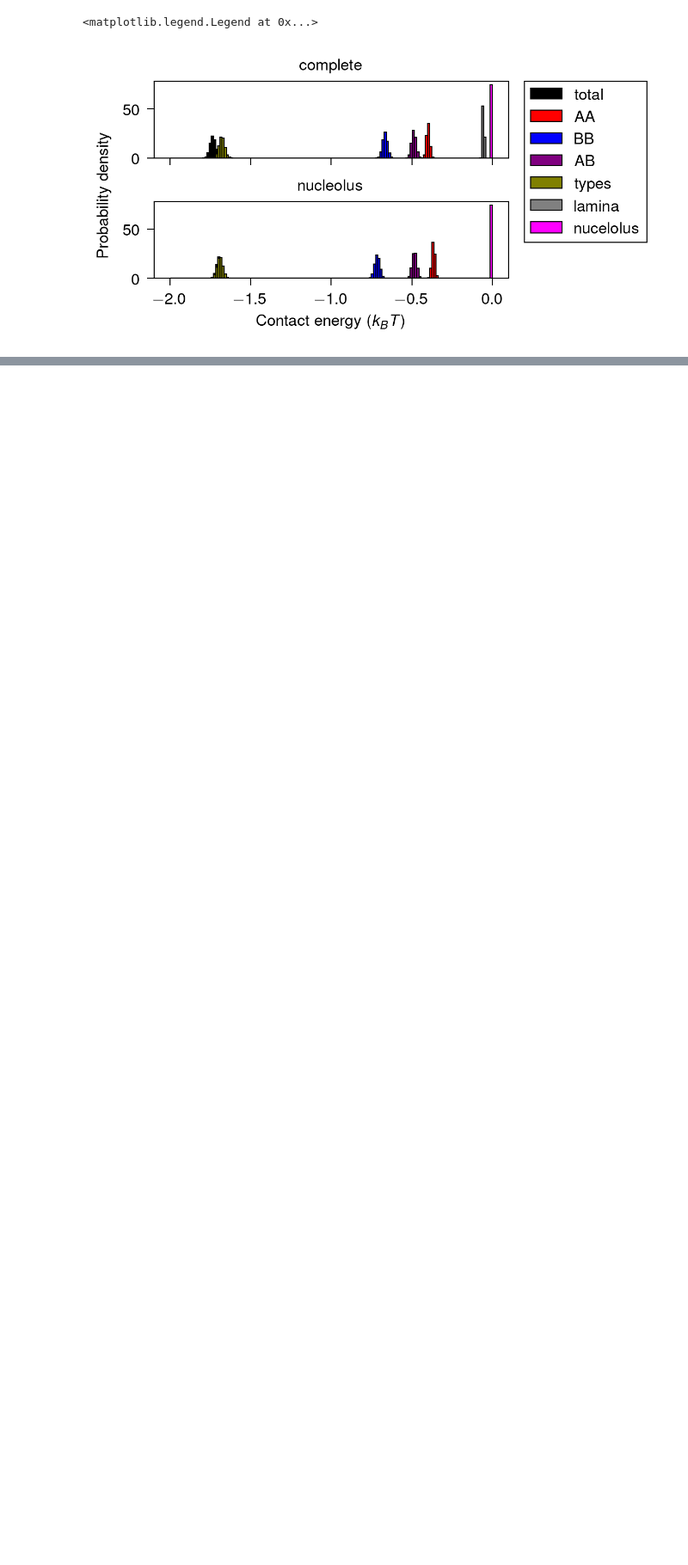
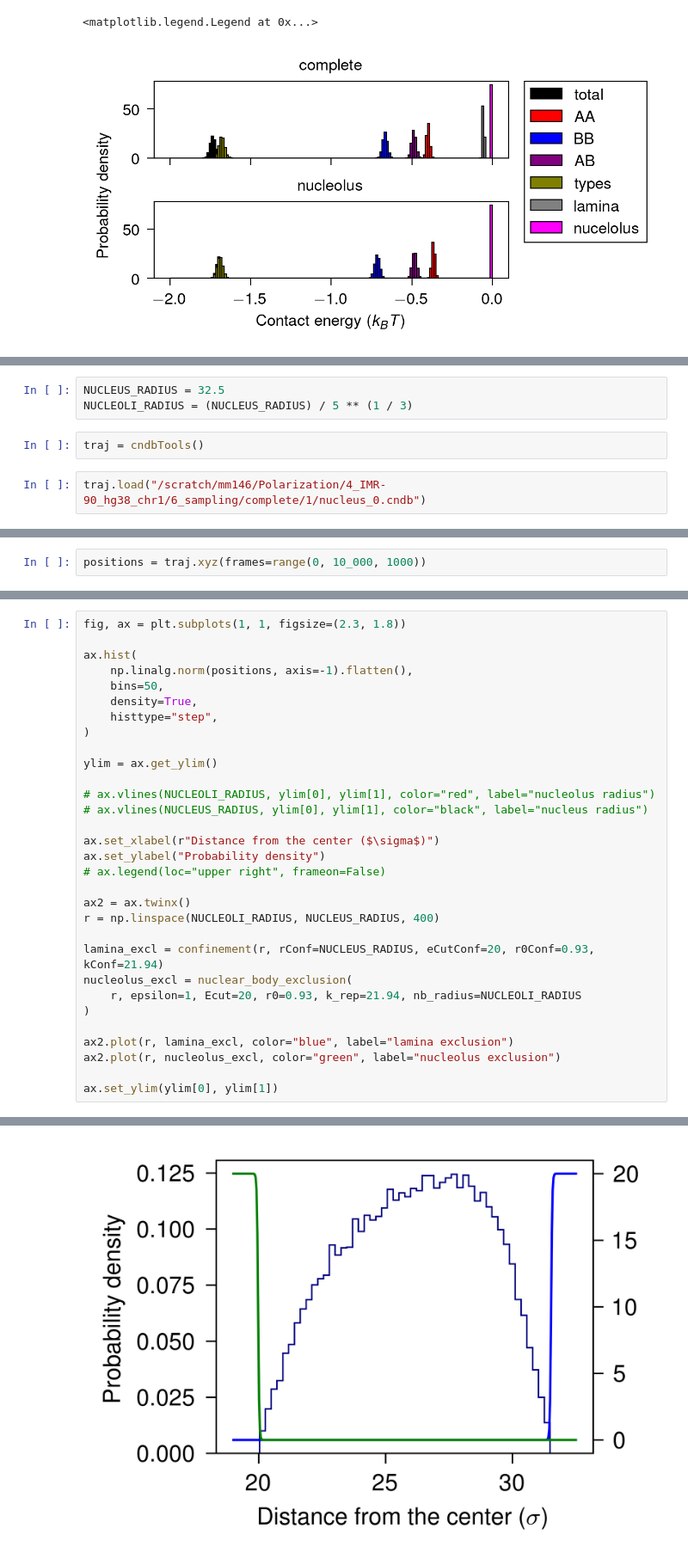
Before and after one commit to mellofariam/polarization, a Jupyter notebook: 3_analysis/energies/plot-total-energies.ipynb, the cells around one changed output, grey strips where cells are left out. Shown at 86% size. Saved outputs shown, nothing was run; the diff lists cells and outputs as text; blank space fills up the shorter version.

```diff
--- a/3_analysis/energies/plot-total-energies.ipynb
+++ b/3_analysis/energies/plot-total-energies.ipynb
@@ -523,0 +1035,7 @@ Text(0.5, 0, 'Contact energy ($k_BT$)')
+# %%
+NUCLEUS_RADIUS = 32.5
+NUCLEOLI_RADIUS = (NUCLEUS_RADIUS) / 5 ** (1 / 3)
+# %%
+traj = cndbTools()
+# %%
+traj.load("/scratch/mm146/Polarization/4_IMR-90_hg38_chr1/6_sampling/complete/1/nucleus_0.cndb")
@@ -523,0 +1057,2 @@ Text(0.5, 0, 'Contact energy ($k_BT$)')
+# %%
+positions = traj.xyz(frames=range(0, 10_000, 1000))
@@ -523,0 +1101,32 @@ Text(0.5, 0, 'Contact energy ($k_BT$)')
+# %%
+fig, ax = plt.subplots(1, 1, figsize=(2.3, 1.8))
+
+ax.hist(
+    np.linalg.norm(positions, axis=-1).flatten(),
+    bins=50,
+    density=True,
+    histtype="step",
+)
+
+ylim = ax.get_ylim()
+
+# ax.vlines(NUCLEOLI_RADIUS, ylim[0], ylim[1], color="red", label="nucleolus radius")
+# ax.vlines(NUCLEUS_RADIUS, ylim[0], ylim[1], color="black", label="nucleus radius")
+
+ax.set_xlabel(r"Distance from the center ($\sigma$)")
+ax.set_ylabel("Probability density")
+# ax.legend(loc="upper right", frameon=False)
+
+ax2 = ax.twinx()
+r = np.linspace(NUCLEOLI_RADIUS, NUCLEUS_RADIUS, 400)
+
+lamina_excl = confinement(r, rConf=NUCLEUS_RADIUS, eCutConf=20, r0Conf=0.93, kConf=21.94)
+nucleolus_excl = nuclear_body_exclusion(
+    r, epsilon=1, Ecut=20, r0=0.93, k_rep=21.94, nb_radius=NUCLEOLI_RADIUS
+)
+
+ax2.plot(r, lamina_excl, color="blue", label="lamina exclusion")
+ax2.plot(r, nucleolus_excl, color="green", label="nucleolus exclusion")
+
+ax.set_ylim(ylim[0], ylim[1])
+# %% [output]
@@ -523,0 +1134 @@ Text(0.5, 0, 'Contact energy ($k_BT$)')
+[figure, added]
```
Also changed, not shown: parts of 38 cells of this notebook, 4 other files.
